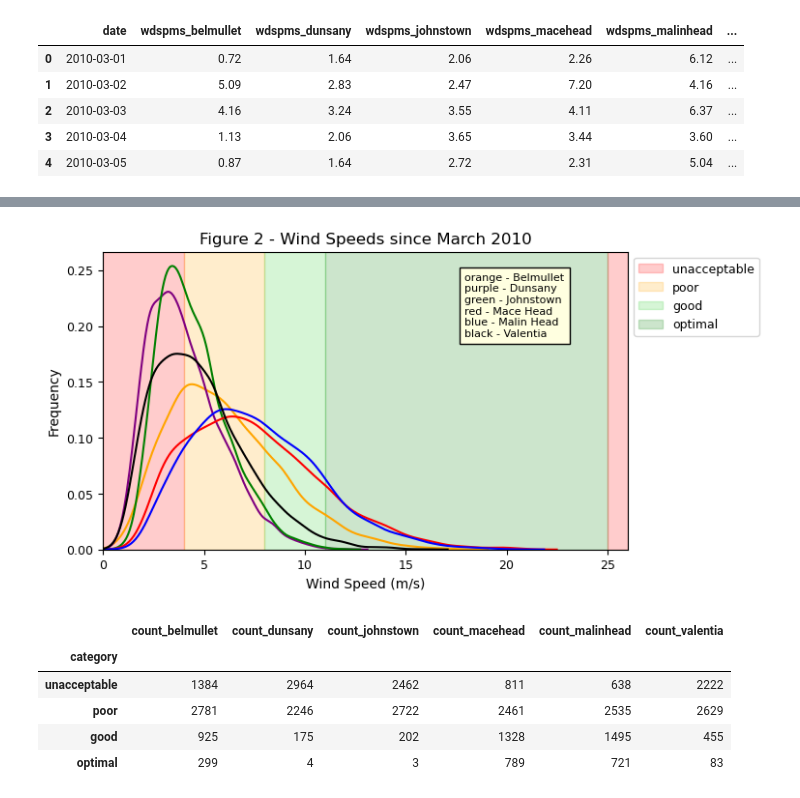
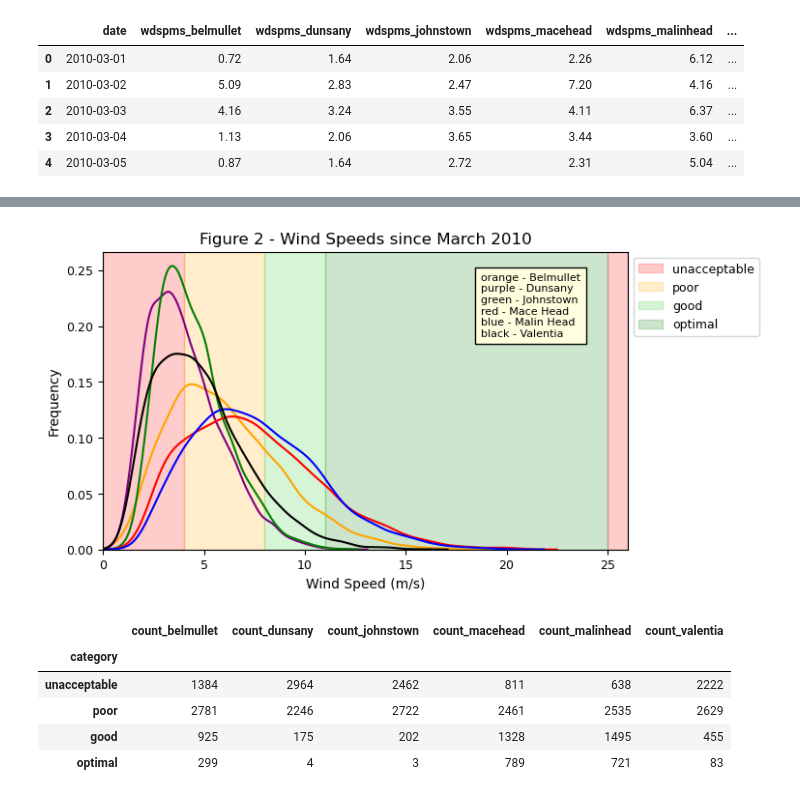
Before and after one commit to dvdgeroconnell/PFDA-project, a Jupyter notebook: weather.ipynb, the cells around one changed output, grey strips where cells are left out. Drawn from its saved outputs; the diff is of its cells as text; code cells hidden in the pictures.

```diff
--- a/weather.ipynb
+++ b/weather.ipynb
@@ -933,29 +940,29 @@ weather_all.head(5)
 # %%
 fig, ax_combined = plt.subplots(nrows=1, ncols=1, figsize=(7,4))
 plt.xticks(fontsize=9)
 plt.yticks(fontsize=9)
 ax_combined.axvspan(0, 4, alpha=0.2, color=colours[0])
 ax_combined.axvspan(4, 8, alpha=0.2, color=colours[1])
 ax_combined.axvspan(8, 11, alpha=0.2, color=colours[2])
 ax_combined.axvspan(11, 25, alpha=0.2, color=colours[3])
 ax_combined.axvspan(25, 26, alpha=0.2, color=colours[0])
 ax_combined.set_title('Figure 2 - Wind Speeds since March 2010', fontsize=12)
 ax_combined.set_xlabel('Wind Speed (m/s)', fontsize=10)
 ax_combined.set_ylabel('Frequency', fontsize=10)
 ax_combined.set_xlim(0, 26)
 
 ax_combined = sns.kdeplot(weather_all["wdspms_belmullet"], ax=ax_combined, color='orange')
 ax_combined = sns.kdeplot(weather_all["wdspms_dunsany"], ax=ax_combined, color='purple')
 ax_combined = sns.kdeplot(weather_all["wdspms_johnstown"], ax=ax_combined, color='green')
 ax_combined = sns.kdeplot(weather_all["wdspms_macehead"], ax=ax_combined, color='red')
 ax_combined = sns.kdeplot(weather_all["wdspms_malinhead"], ax=ax_combined, color='blue')
 ax_combined = sns.kdeplot(weather_all["wdspms_valentia"], ax=ax_combined, color='black')
 colour_code = "orange - Belmullet\npurple - Dunsany\ngreen - Johnstown\nred - Mace Head\nblue - Malin Head\nblack - Valentia"
-ax_combined.text(0.689, 0.93, colour_code, transform=ax_combined.transAxes, fontsize=8, va='top', bbox=dict(facecolor='lightyellow'))
+ax_combined.text(0.72, 0.93, colour_code, transform=ax_combined.transAxes, fontsize=8, va='top', bbox=dict(facecolor='lightyellow'))
 plt.legend(bbox_to_anchor=(1, 1), loc='upper left',labels=output, fontsize = 9)
 plt.show()
 # %% [output]
-[figure, old version]
+[figure, new version]
 # %%
 # Create a new empty field called "category" - then populate with the wind categorised per Table 2
 
```
Also changed, not shown: parts of 7 cells of this notebook.
